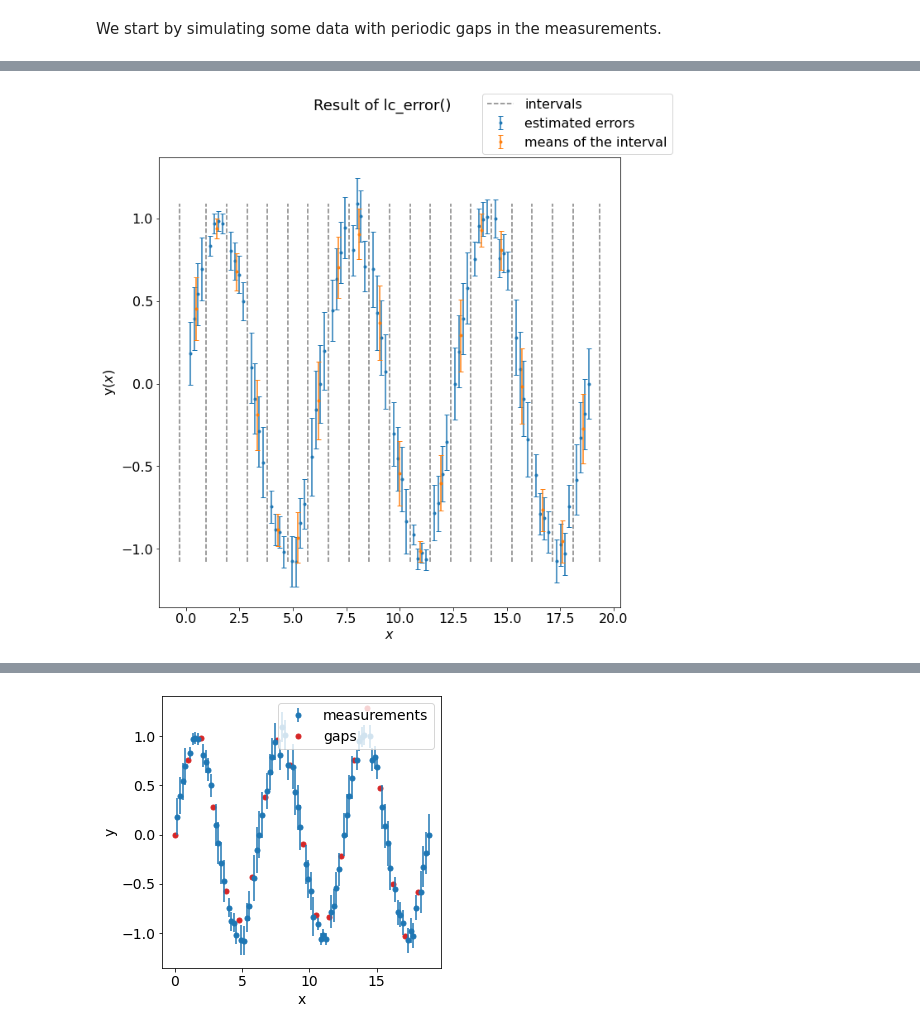
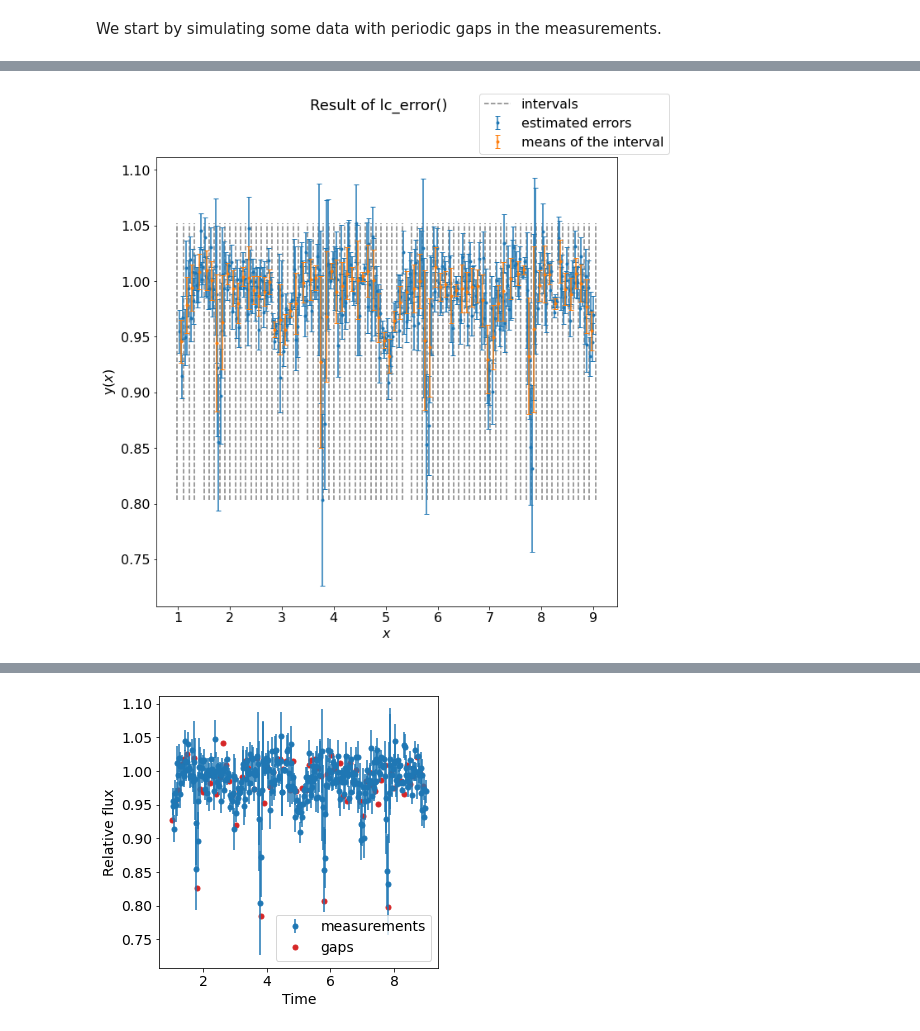
Before and after one commit to TheRedElement/astroLuSt, a Jupyter notebook: astroLuSt_example_usage.ipynb, the cells around one changed output, grey strips where cells are left out. Drawn from its saved outputs; the diff is of its cells as text; code cells hidden in the pictures.

Commit message:
updated astroLuSt_example_usage.ipynb. Changed various axis labels.

```diff
--- a/astroLuSt_example_usage.ipynb
+++ b/astroLuSt_example_usage.ipynb
@@ -510,0 +529,7 @@ plt.show()
+# %%
+period = 2 #d
+times, fluxes = ald.Synthetic_Curves.periodize(phases=phases, fluxes=fluxes, period=2, repetitions=4, testplot=True, timeit=True)
+fluxes += 0.02*np.random.normal(size=fluxes.shape)   #add some noise
+
+# fig, axs = alp.Plot_LuSt.plot_ax([[times]], [[fluxes]], xlabs=["Phase"], ylabs=["Relative flux"], colors=[["tab:blue"]])
+# plt.show()
@@ -588,10 +618,10 @@ fig, axs = alp.Plot_LuSt.plot_ax([[phases, shifted]], [[fluxes, fluxes]],
 ### __phase2time()__
 - function to convert a given array of phases into its corresponding time equivalent
 # %%
-times = ald.Data_LuSt.phase2time(phases, period=best_period)
+times_conv = ald.Data_LuSt.phase2time(phases, period=best_period)
 
-fig, axs = alp.Plot_LuSt.plot_ax([[phases], [times]], [[fluxes], [fluxes]],
+fig, axs = alp.Plot_LuSt.plot_ax([[phases], [times_conv]], [[fluxes], [fluxes]],
                                  colors=[["gainsboro"], ["tab:blue"]],
-                                 labels=[["in phase"], ["in time"]], xlabs=["phase", "time"],
+                                 labels=[["In phase"], ["In time"]], xlabs=["Phase", "Time"], ylabs=["Relative flux", "Relative flux"],
                                  axlegend=True)
 # %% [output]
@@ -667,25 +708,19 @@ We start by simulating some data with periodic gaps in the measurements.
 import numpy as np
 import matplotlib.pyplot as plt
 
-time = np.linspace(0,6*np.pi,100)
-time_idx = np.arange(0, time.shape[0], 1)
+time_idx = np.arange(0, times.shape[0], 1)
 time_bool = ((time_idx)%5 != 0)
-noise = np.random.normal(loc=0, size=time.shape)
-flux = np.sin(time)*(1 + 0.1*noise)
+
+time_measurements = times[time_bool]
+flux_measurements = fluxes[time_bool]
 
 
-time_measurements = time[time_bool]
-flux_measurements = flux[time_bool]
-# flux_measurements = np.ones_like(time_measurements)
-
-
-time_gaps = time[~time_bool]
-flux_gaps = flux[~time_bool]
-# flux_gaps = np.zeros_like(time_gaps)
+time_gaps = times[~time_bool]
+flux_gaps = fluxes[~time_bool]
 
 fig, axs = alp.Plot_LuSt.plot_ax([[time_measurements, time_gaps]], [[flux_measurements, flux_gaps]],
-                                 colors=[["tab:blue", "tab:red"]], zorders=[[2,1]],
-                                 labels=[["measurements", "gaps"]], axlegend=True,
+                                 colors=[["tab:blue", "tab:red"]], zorders=[[2,1]], xlabs=["Time"], ylabs=["Relative flux"],
+                                 labels=[["Measurements", "Gaps"]], axlegend=True,
                                  figsize=(5,5))
 plt.show()
 # %% [output]
@@ -698,7 +733,7 @@ errs, mean_fluxes, mean_times, sigmas, intervals = ald.Data_LuSt.lc_error(fluxes
 
 fig, axs = alp.Plot_LuSt.plot_ax([[time_measurements, time_gaps]], [[flux_measurements, flux_gaps]],
                                  yerrs=[[errs, None]],
-                                 colors=[["tab:blue", "tab:red"]], zorders=[[2,1]],
+                                 colors=[["tab:blue", "tab:red"]], zorders=[[2,1]], xlabs=["Time"], ylabs=["Relative flux"],
                                  labels=[["measurements", "gaps"]], axlegend=True, figsize=(5,5))
 plt.show()
 # %% [output]
@@ -706,2 +741,2 @@ plt.show()
 NO verbose IMPLEMENTED YET!
-[figure, old version]
+[figure, new version]
@@ -710 +745 @@ NO verbose IMPLEMENTED YET!
-[figure, old version]
+[figure, new version]
```
Also changed, not shown: parts of 27 cells of this notebook, 2 other files.
